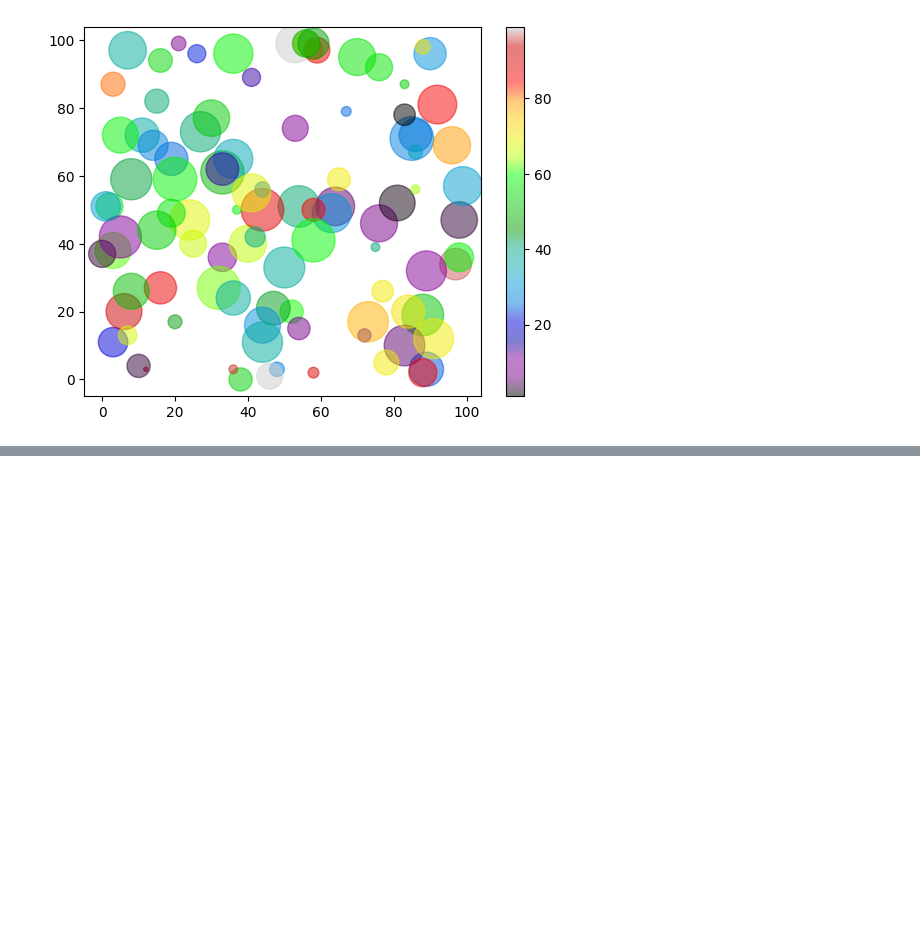
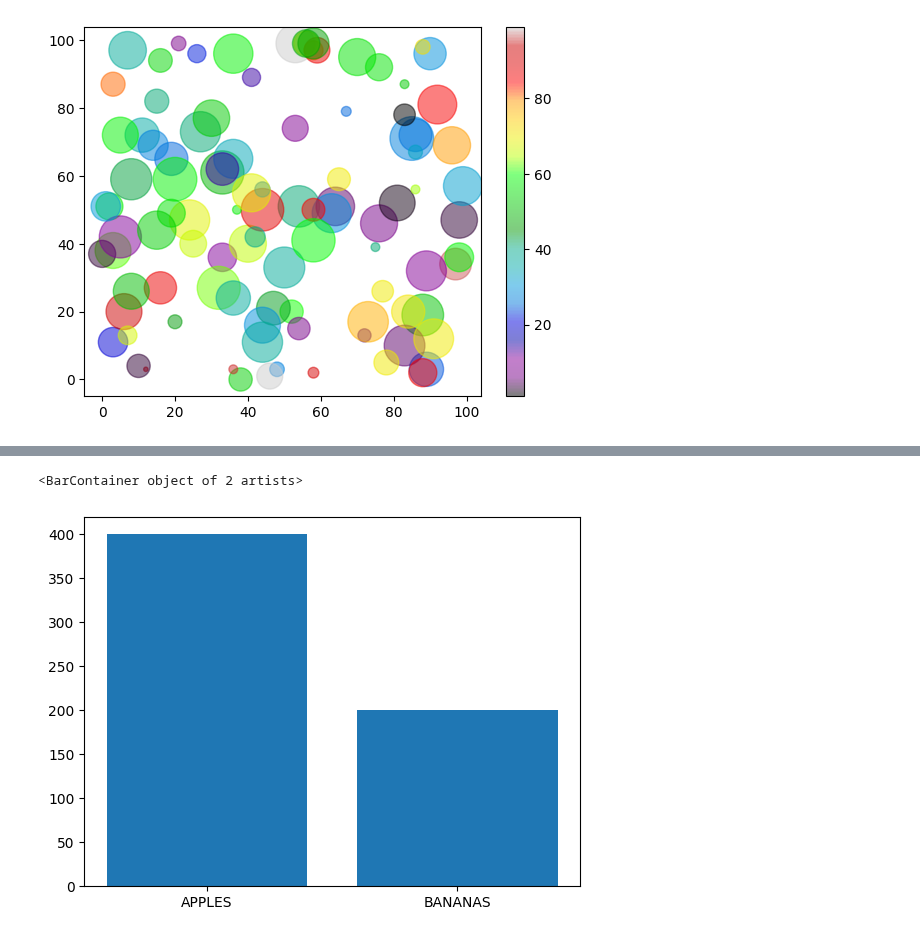
Before and after one commit to MBAhmadi/ML-Learning, a Jupyter notebook: my_training2.ipynb, the cells around one changed output, grey strips where cells are left out. Cells and saved outputs as stored; diff of their text form; code cells hidden in the pictures; blank space fills up the shorter version.

```diff
--- a/my_training2.ipynb
+++ b/my_training2.ipynb
@@ -918,0 +930,7 @@ plt.show()
+# %%
+x = ["APPLES", "BANANAS"]
+y = [400, 200]
+plt.bar(x, y)
+# %% [output]
+<BarContainer object of 2 artists>
+[figure, added]
```
Also changed, not shown: parts of 7 cells of this notebook.
